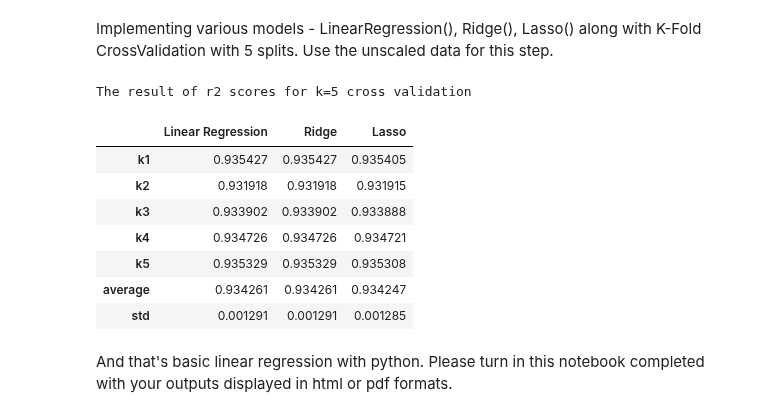
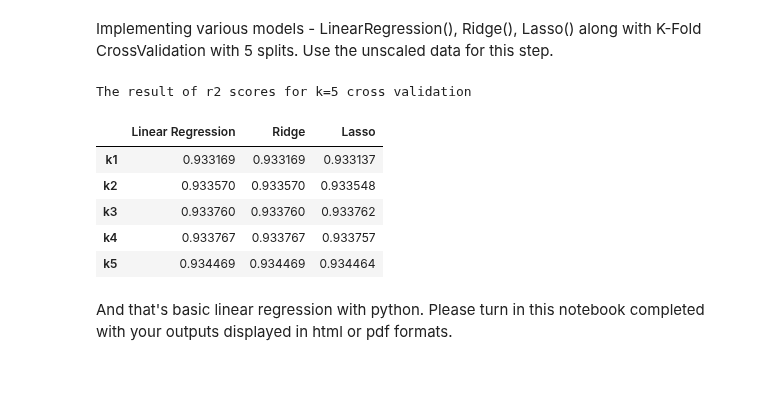
Before and after one commit to omanar1/usable_ai, a Jupyter notebook: Homework/HW6_assignment_m06_regression_Ricardo OMANA.ipynb, the cells around one changed output. Drawn from its saved outputs; the diff is of its cells as text; code cells hidden in the pictures; blank space fills up the shorter version.

```diff
--- a/Homework/HW6_assignment_m06_regression_Ricardo OMANA.ipynb
+++ b/Homework/HW6_assignment_m06_regression_Ricardo OMANA.ipynb
@@ -259,44 +259,39 @@ X_train, X_test, Y_train, Y_test = train_test_split(x, y, test_size = 0.3) #Inpu
 # Apply Linear regression, ridge regularization, lasso regularization with cross validation
 
 # Define models
 model_lr = LinearRegression()
 model_ridge = Ridge()
 model_lasso = Lasso()
 
 # Cross validation
 kf = KFold(n_splits = 5)
 list_r2_score = [] # to keep the r2 score
 
 # Split the train set:
 for train_index, test_index in kf.split(X_train):
     X_train_fold, X_test_fold = X_train[train_index], X_train[test_index]
     y_train_fold, y_test_fold = Y_train[train_index], Y_train[test_index]
 
     k_fold_r2 = []
     for model in [model_lr, model_ridge, model_lasso]:
         model.fit(X_train_fold, y_train_fold) # Training the model
         pred = model.predict(X_test_fold) # Predictions
         k_fold_r2.append(r2_score(y_test_fold, pred))
 
     list_r2_score.append(k_fold_r2)
 
-# Show the result - Add Mean and Standard Deviation of the R2-scores
-list_r2_score.append(list(np.mean(list_r2_score, axis = 0)))
-list_r2_score.append(list(np.std(list_r2_score[:-1], axis = 0)))
 
-result_r2 = pd.DataFrame(list_r2_score)
-result_r2.columns = ['Linear Regression', 'Ridge', 'Lasso']
-result_r2.index = ['k1', 'k2', 'k3', 'k4', 'k5', 'average', 'std']
+df_result_r2 = pd.DataFrame(list_r2_score)
+df_result_r2.columns = ['Linear Regression', 'Ridge', 'Lasso']
+df_result_r2.index = ['k1', 'k2', 'k3', 'k4', 'k5']
 
 print('The result of r2 scores for k=5 cross validation')
-display(result_r2)
+display(df_result_r2)
 # %% [output]
 The result of r2 scores for k=5 cross validation
 |  | Linear Regression | Ridge | Lasso |
-| k1 | 0.935427 | 0.935427 | 0.935405 |
-| k2 | 0.931918 | 0.931918 | 0.931915 |
-| k3 | 0.933902 | 0.933902 | 0.933888 |
-| k4 | 0.934726 | 0.934726 | 0.934721 |
-| k5 | 0.935329 | 0.935329 | 0.935308 |
-| average | 0.934261 | 0.934261 | 0.934247 |
-| std | 0.001291 | 0.001291 | 0.001285 |
+| k1 | 0.933169 | 0.933169 | 0.933137 |
+| k2 | 0.933570 | 0.933570 | 0.933548 |
+| k3 | 0.933760 | 0.933760 | 0.933762 |
+| k4 | 0.933767 | 0.933767 | 0.933757 |
+| k5 | 0.934469 | 0.934469 | 0.934464 |
```
Also changed, not shown: parts of 3 cells of this notebook.
